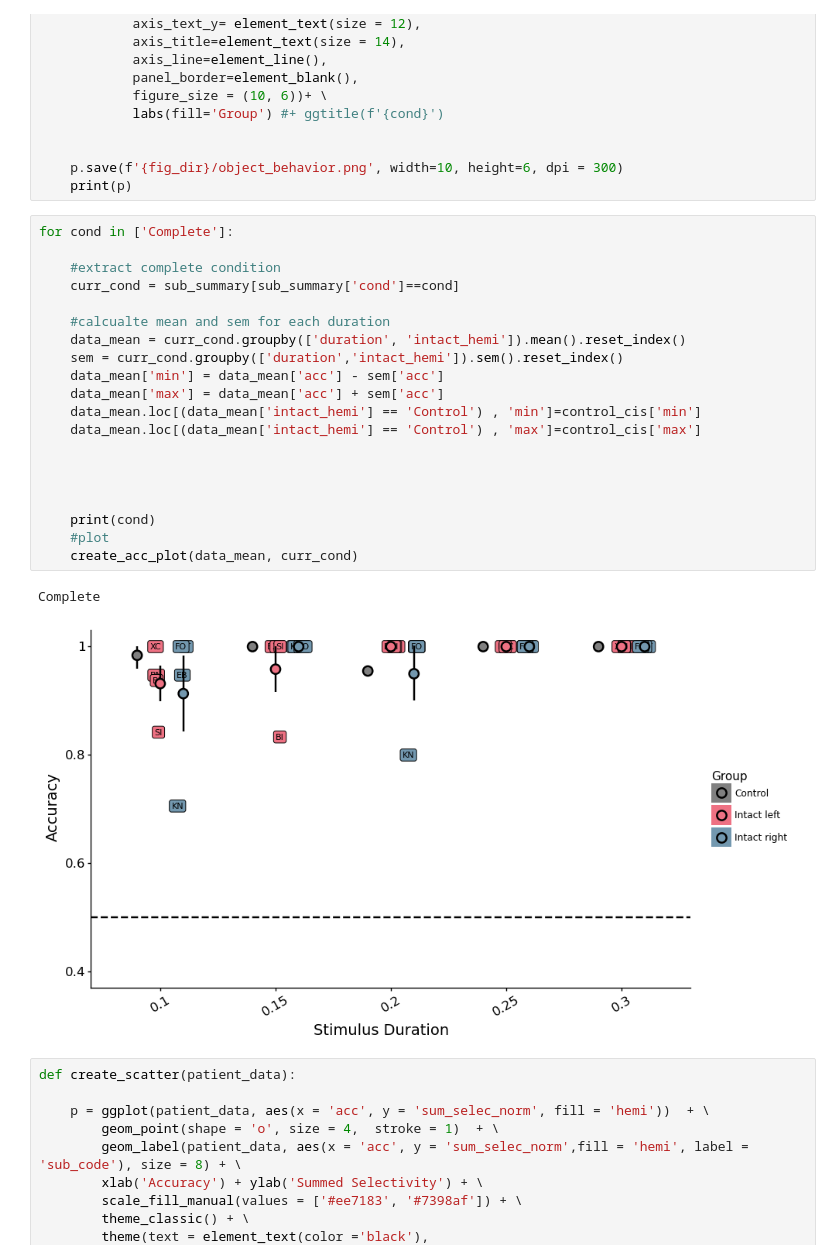
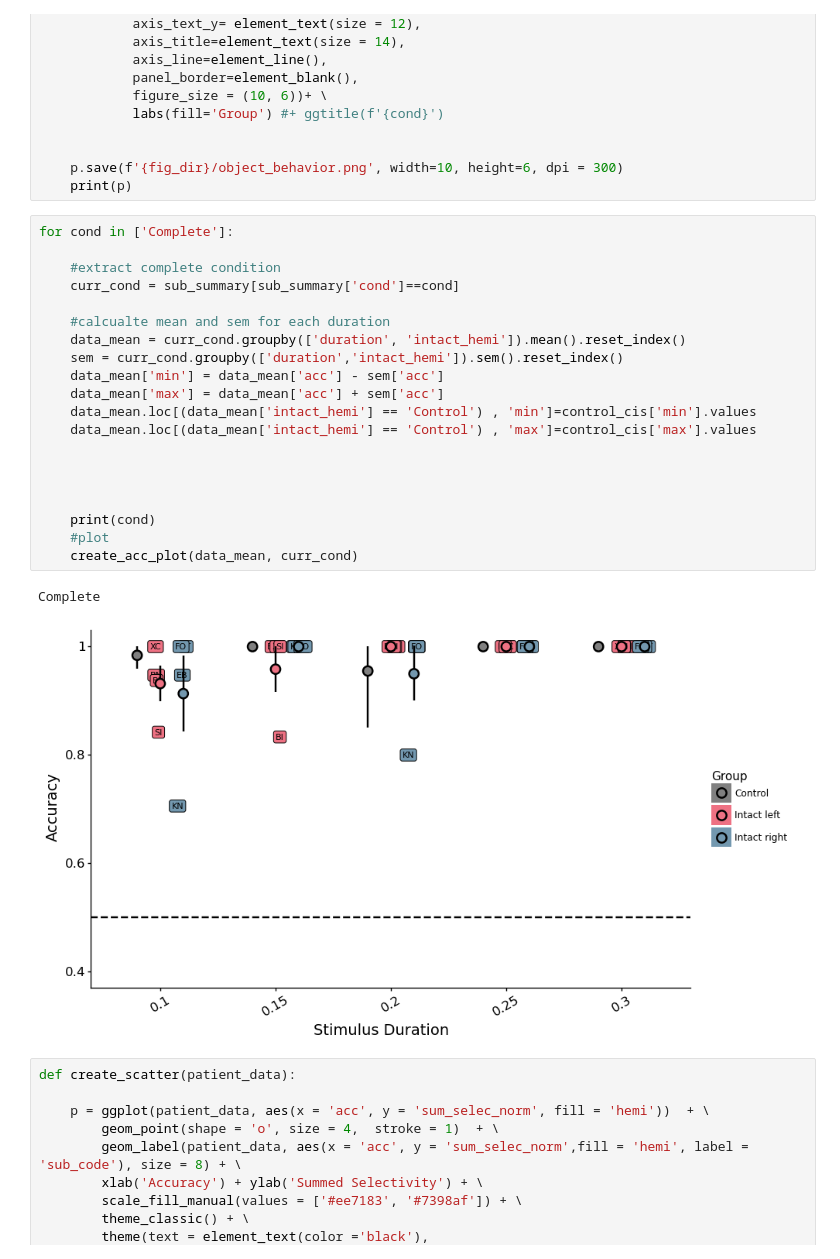
Before and after one commit to vayzenb/hemispace, a Jupyter notebook: behavior/object_analysis.ipynb, the cells around one changed output. Saved outputs shown, nothing was run; the diff lists cells and outputs as text.

Commit message:
added CIs to behavioral data

```diff
--- a/behavior/object_analysis.ipynb
+++ b/behavior/object_analysis.ipynb
@@ -194,26 +206,26 @@ def create_acc_plot(data_mean, curr_cond):
 # %%
 for cond in ['Complete']:
 
     #extract complete condition
     curr_cond = sub_summary[sub_summary['cond']==cond]
 
     #calcualte mean and sem for each duration
     data_mean = curr_cond.groupby(['duration', 'intact_hemi']).mean().reset_index()
     sem = curr_cond.groupby(['duration','intact_hemi']).sem().reset_index()
     data_mean['min'] = data_mean['acc'] - sem['acc']
     data_mean['max'] = data_mean['acc'] + sem['acc']
-    data_mean.loc[(data_mean['intact_hemi'] == 'Control') , 'min']=control_cis['min']
-    data_mean.loc[(data_mean['intact_hemi'] == 'Control') , 'max']=control_cis['max']
+    data_mean.loc[(data_mean['intact_hemi'] == 'Control') , 'min']=control_cis['min'].values
+    data_mean.loc[(data_mean['intact_hemi'] == 'Control') , 'max']=control_cis['max'].values
 
 
 
 
     print(cond)
     #plot
     create_acc_plot(data_mean, curr_cond)
 # %% [output]
 Complete
-[figure, old version]
+[figure, new version]
 # %%
 def create_scatter(patient_data):
 
```
Also changed, not shown: parts of 3 cells of this notebook.
